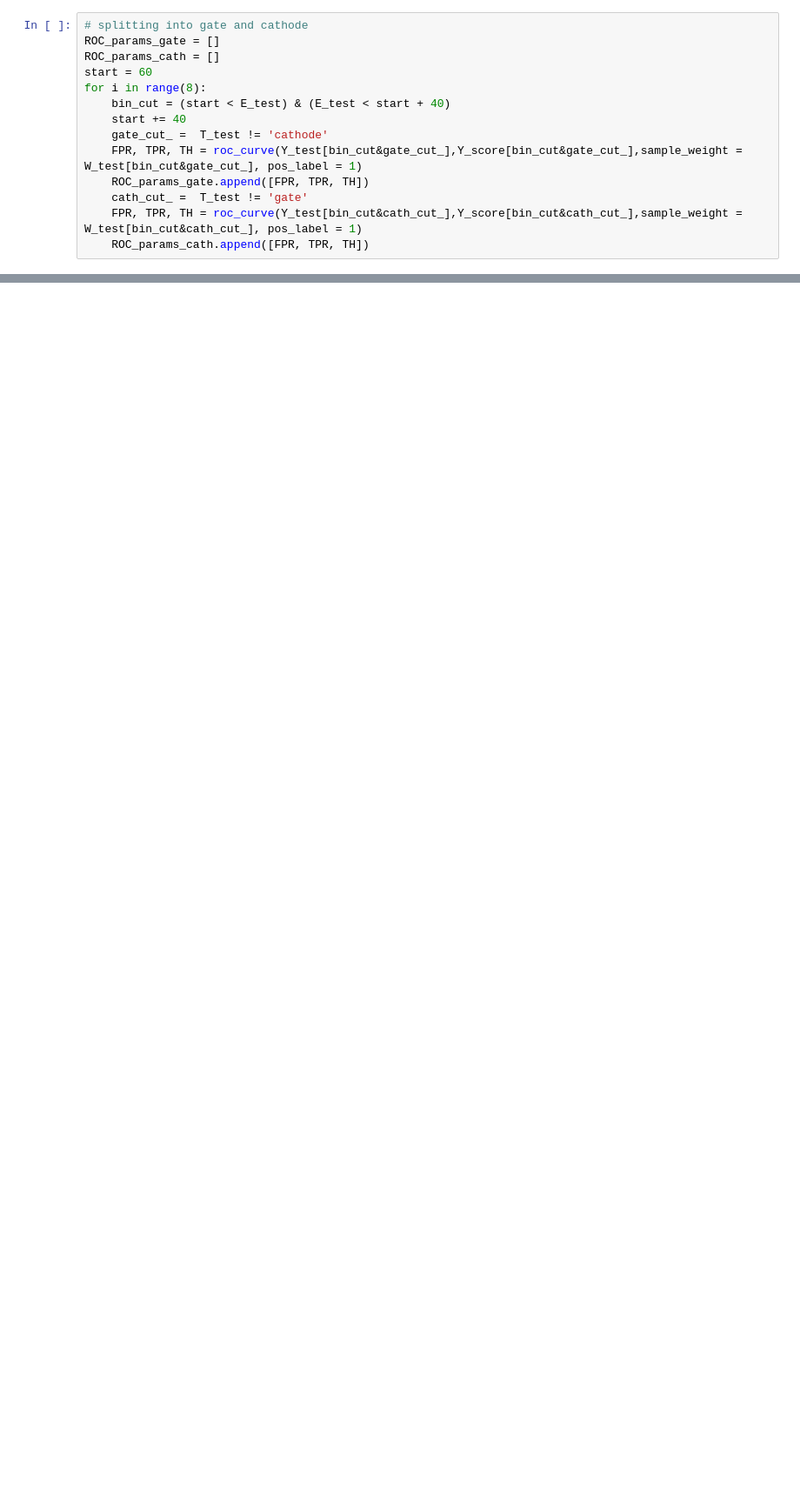
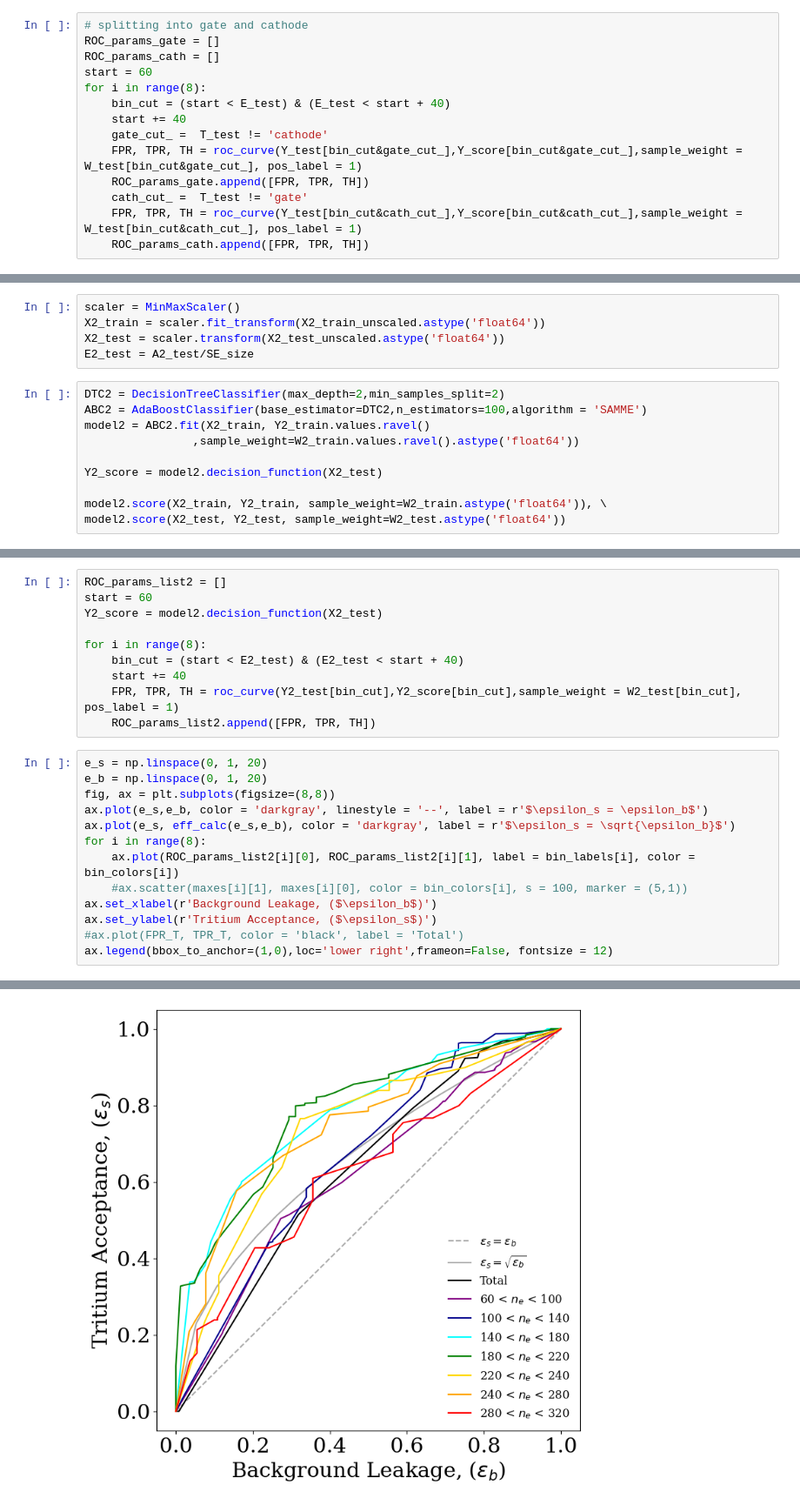
Before and after one commit to lizziewitt/MSci_Project, a Jupyter notebook: 02_machine_learning_testing.ipynb, the cells around one changed output, grey strips where cells are left out. Shown at 87% size. Drawn from its saved outputs; the diff is of its cells as text; blank space fills up the shorter version.

```diff
--- a/02_machine_learning_testing.ipynb
+++ b/02_machine_learning_testing.ipynb
@@ -398,0 +421,15 @@ ax.legend(bbox_to_anchor=(1,0),loc='lower right',frameon=False, fontsize = 12)
+# %%
+scaler = MinMaxScaler()
+X2_train = scaler.fit_transform(X2_train_unscaled.astype('float64'))
+X2_test = scaler.transform(X2_test_unscaled.astype('float64'))
+E2_test = A2_test/SE_size
+# %%
+DTC2 = DecisionTreeClassifier(max_depth=2,min_samples_split=2)
+ABC2 = AdaBoostClassifier(base_estimator=DTC2,n_estimators=100,algorithm = 'SAMME')
+model2 = ABC2.fit(X2_train, Y2_train.values.ravel()
+                ,sample_weight=W2_train.values.ravel().astype('float64'))
+
+Y2_score = model2.decision_function(X2_test)
+
+model2.score(X2_train, Y2_train, sample_weight=W2_train.astype('float64')), \
+model2.score(X2_test, Y2_test, sample_weight=W2_test.astype('float64'))
@@ -398,0 +438,24 @@ ax.legend(bbox_to_anchor=(1,0),loc='lower right',frameon=False, fontsize = 12)
+# %%
+ROC_params_list2 = []
+start = 60
+Y2_score = model2.decision_function(X2_test)
+
+for i in range(8):
+    bin_cut = (start < E2_test) & (E2_test < start + 40)
+    start += 40
+    FPR, TPR, TH = roc_curve(Y2_test[bin_cut],Y2_score[bin_cut],sample_weight = W2_test[bin_cut], pos_label = 1)
+    ROC_params_list2.append([FPR, TPR, TH])
+# %%
+e_s = np.linspace(0, 1, 20)
+e_b = np.linspace(0, 1, 20)
+fig, ax = plt.subplots(figsize=(8,8))
+ax.plot(e_s,e_b, color = 'darkgray', linestyle = '--', label = r'$\epsilon_s = \epsilon_b$')
+ax.plot(e_s, eff_calc(e_s,e_b), color = 'darkgray', label = r'$\epsilon_s = \sqrt{\epsilon_b}$')
+for i in range(8):
+    ax.plot(ROC_params_list2[i][0], ROC_params_list2[i][1], label = bin_labels[i], color = bin_colors[i])
+    #ax.scatter(maxes[i][1], maxes[i][0], color = bin_colors[i], s = 100, marker = (5,1))
+ax.set_xlabel(r'Background Leakage, ($\epsilon_b$)')
+ax.set_ylabel(r'Tritium Acceptance, ($\epsilon_s$)')
+#ax.plot(FPR_T, TPR_T, color = 'black', label = 'Total')
+ax.legend(bbox_to_anchor=(1,0),loc='lower right',frameon=False, fontsize = 12)
+# %% [output]
@@ -398,0 +463 @@ ax.legend(bbox_to_anchor=(1,0),loc='lower right',frameon=False, fontsize = 12)
+[figure, added]
```
Also changed, not shown: parts of 10 cells of this notebook.
